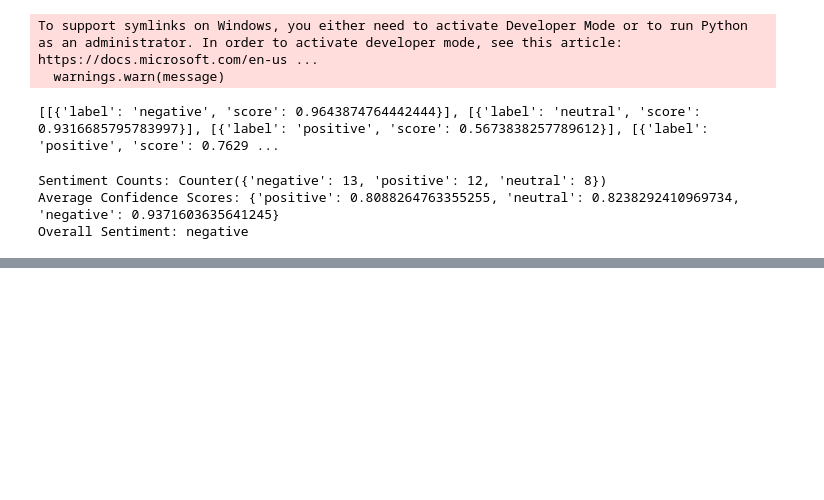
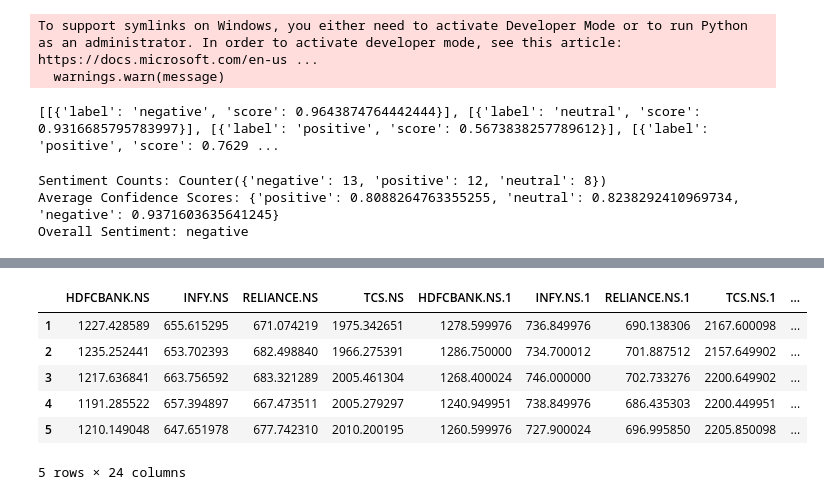
Before and after one commit to Ash2809/Indian-Stock-Predictor, a Jupyter notebook: exp/nb.ipynb, the cells around one changed output, grey strips where cells are left out. Drawn from its saved outputs; the diff is of its cells as text; code cells hidden in the pictures; blank space fills up the shorter version.

```diff
--- a/exp/nb.ipynb
+++ b/exp/nb.ipynb
@@ -144,0 +282,20 @@ NameError: name 'df' is not defined
+# %%
+import pandas as pd
+
+# Load data and use the second row as the header
+data_nf = pd.read_csv(r"C:\Projects\Indian-Stock-Predictor\exp\nifty50_stock_data.csv", header=1)
+
+# Remove any unnamed columns that are irrelevant
+data_nf = data_nf.loc[:, ~data_nf.columns.str.contains('^Unnamed')]
+
+data.drop(index=0, inplace=True)
+# Print the cleaned data to verify the results
+data.head()
+# %% [output]
+|  | HDFCBANK.NS | INFY.NS | RELIANCE.NS | TCS.NS | HDFCBANK.NS.1 | INFY.NS.1 | RELIANCE.NS.1 | TCS.NS.1 | ... |
+| 1 | 1227.428589 | 655.615295 | 671.074219 | 1975.342651 | 1278.599976 | 736.849976 | 690.138306 | 2167.600098 | ... |
+| 2 | 1235.252441 | 653.702393 | 682.498840 | 1966.275391 | 1286.750000 | 734.700012 | 701.887512 | 2157.649902 | ... |
+| 3 | 1217.636841 | 663.756592 | 683.321289 | 2005.461304 | 1268.400024 | 746.000000 | 702.733276 | 2200.649902 | ... |
+| 4 | 1191.285522 | 657.394897 | 667.473511 | 2005.279297 | 1240.949951 | 738.849976 | 686.435303 | 2200.449951 | ... |
+| 5 | 1210.149048 | 647.651978 | 677.742310 | 2010.200195 | 1260.599976 | 727.900024 | 696.995850 | 2205.850098 | ... |
+5 rows × 24 columns
```
Also changed, not shown: parts of 9 cells of this notebook.
